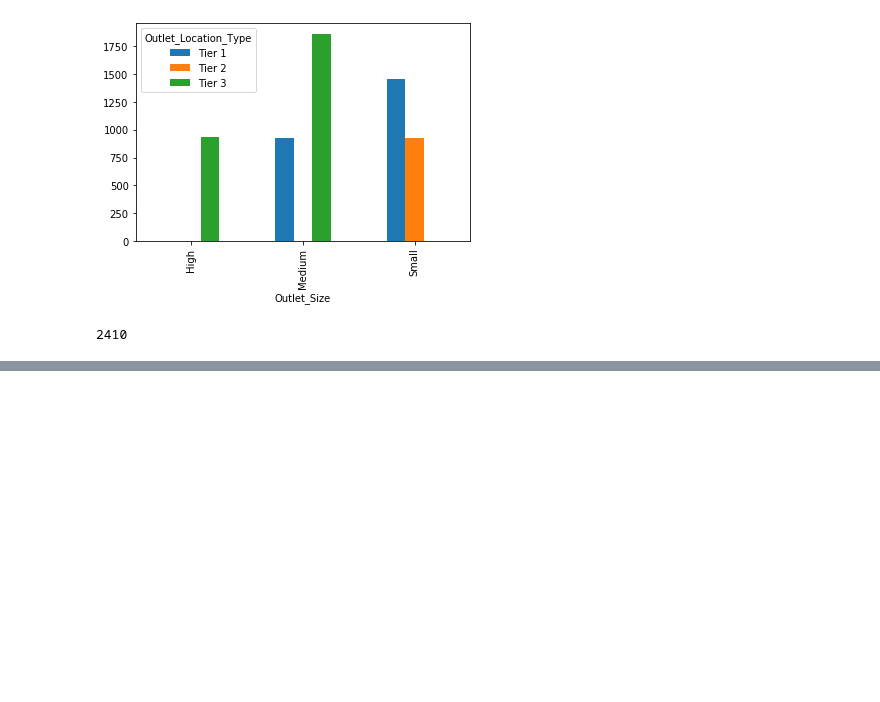
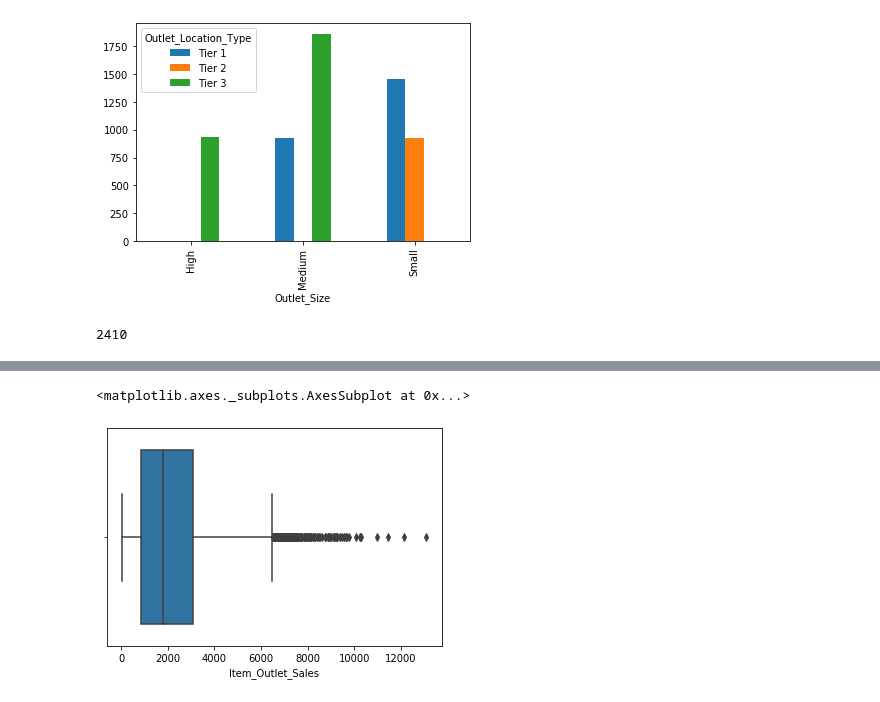
Before and after one commit to DSamson24/Big_Mart_Sales, a Jupyter notebook: Big_Mart_Sales.ipynb, the cells around one changed output, grey strips where cells are left out. Drawn from its saved outputs; the diff is of its cells as text; code cells hidden in the pictures; blank space fills up the shorter version.

```diff
--- a/Big_Mart_Sales.ipynb
+++ b/Big_Mart_Sales.ipynb
@@ -112,0 +142,5 @@ Name: Outlet_Size, dtype: int64
+# %%
+sns.boxplot(big_mart['Item_Outlet_Sales'])
+# %% [output]
+<matplotlib.axes._subplots.AxesSubplot at 0x...>
+[figure, added]
```
Also changed, not shown: parts of 9 cells of this notebook.
